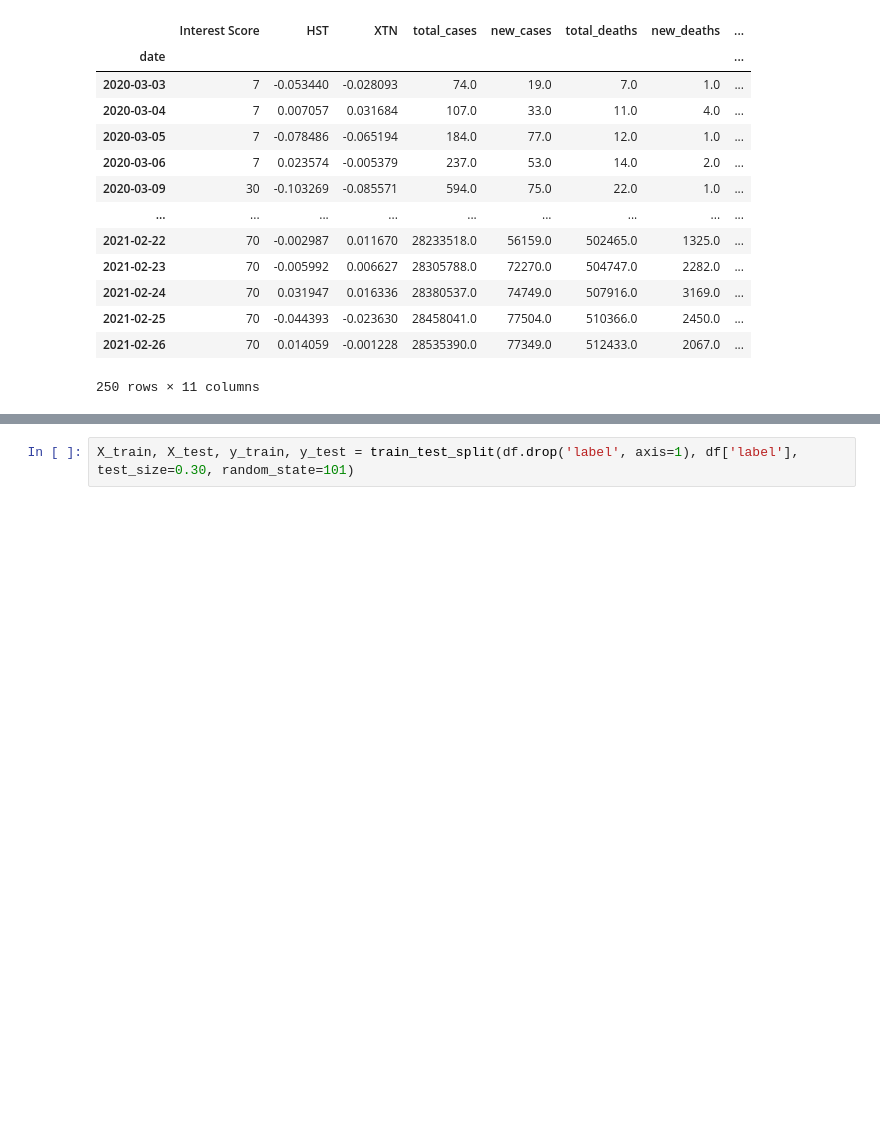
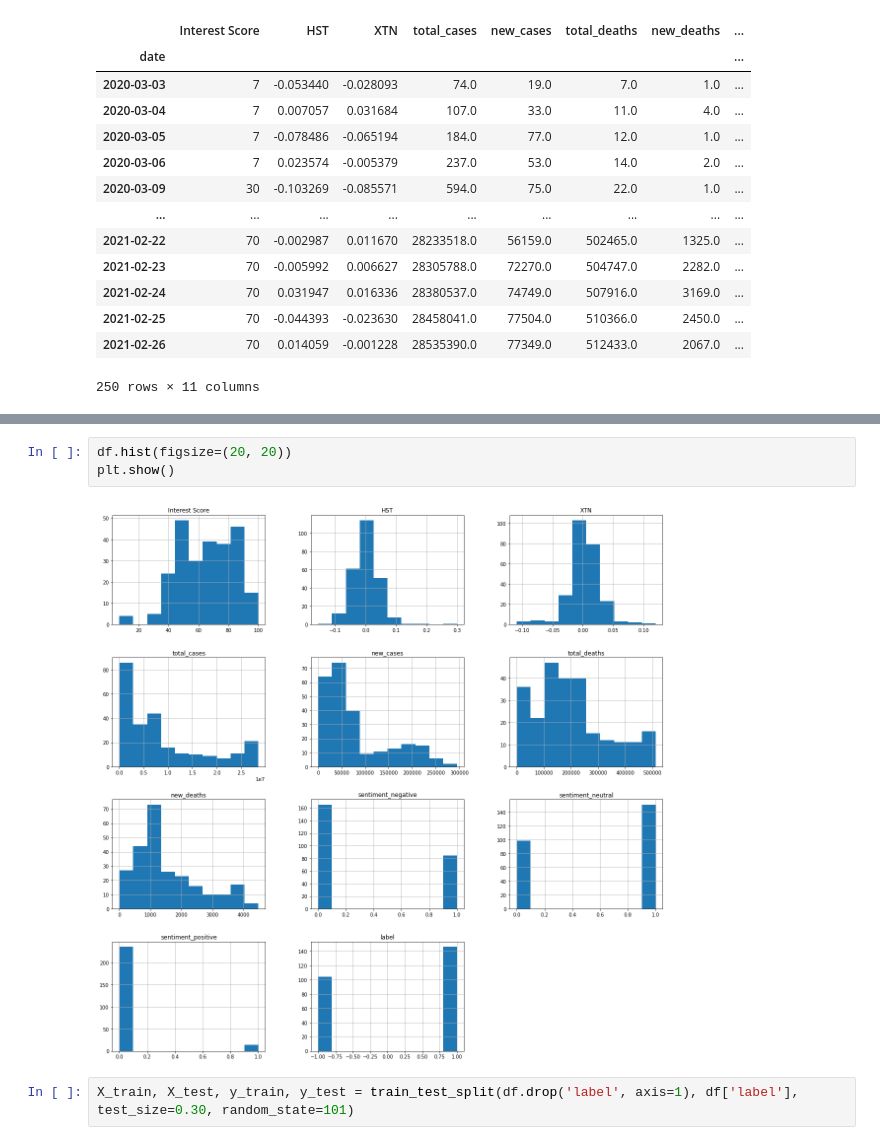
Before and after one commit to derrickclaye/fear-and-comfort, a Jupyter notebook: supervised_all.ipynb, the cells around one changed output, grey strips where cells are left out. Drawn from its saved outputs; the diff is of its cells as text; blank space fills up the shorter version.

```diff
--- a/supervised_all.ipynb
+++ b/supervised_all.ipynb
@@ -60,3 +89,8 @@ sns.heatmap(corrMatrix, annot=True, ax=ax);
+# %%
+df.hist(figsize=(20, 20))
+plt.show()
+# %% [output]
+[figure, added]
 # %%
 X_train, X_test, y_train, y_test = train_test_split(df.drop('label', axis=1), df['label'], test_size=0.30, random_state=101)
 # %%
```
Also changed, not shown: parts of 19 cells of this notebook.
